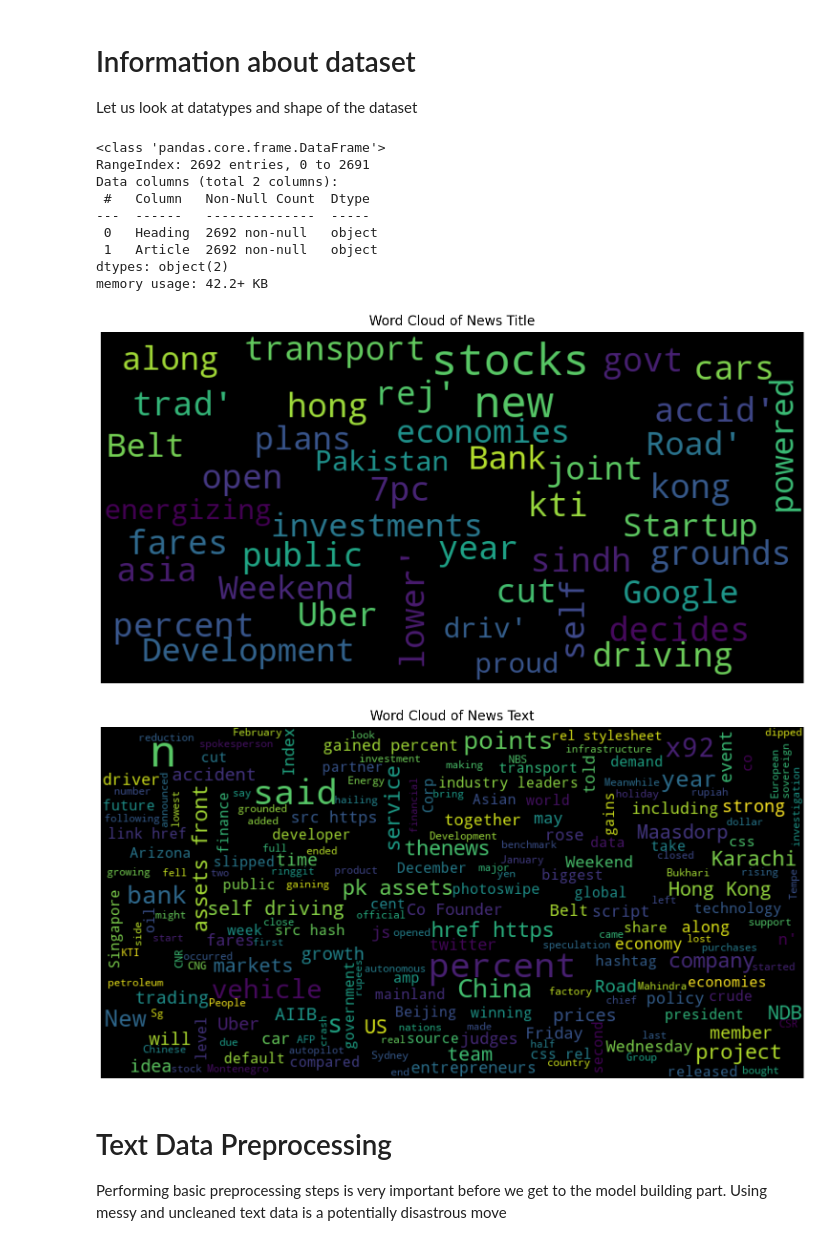
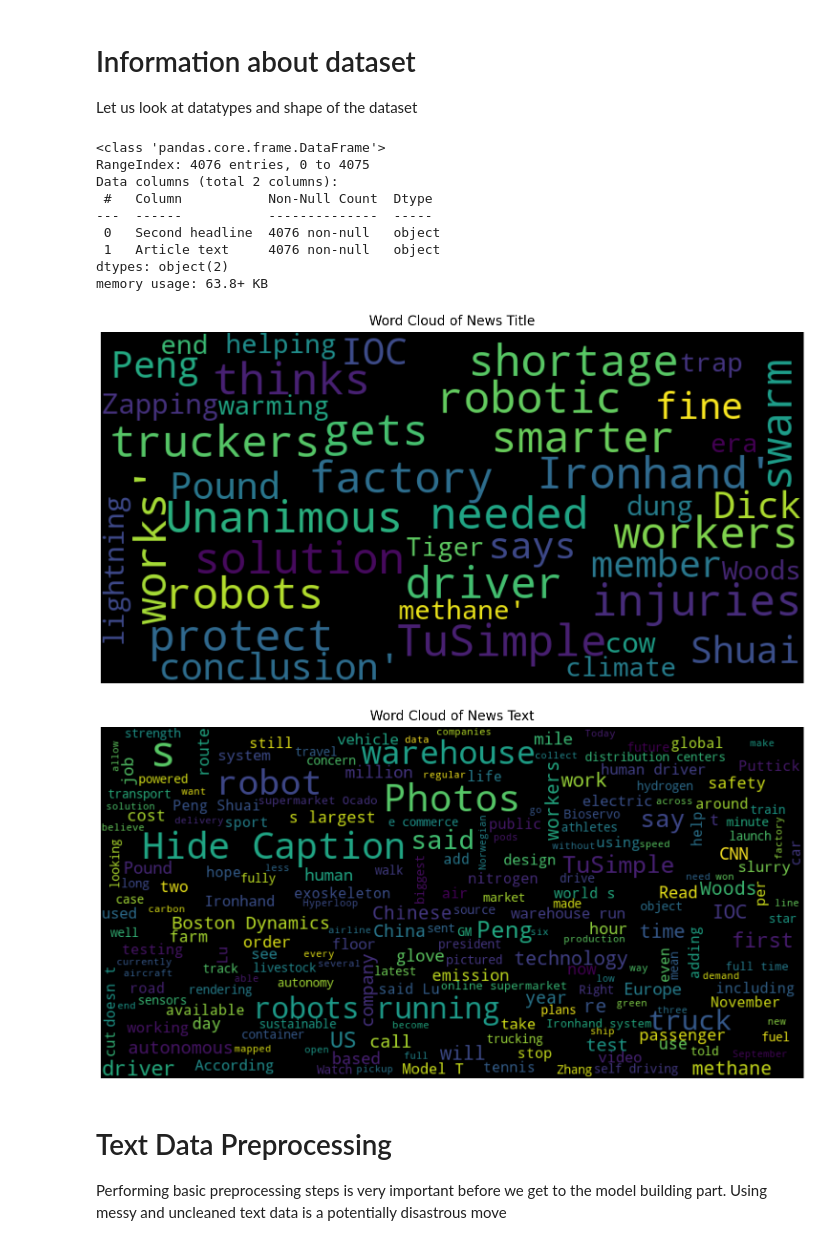
Before and after one commit to nelsonnyland/news_text_summarizer, a Jupyter notebook: covid-19-news-summarizer.ipynb, the cells around one changed output. Cells and saved outputs as stored; diff of their text form; code cells hidden in the pictures.

Commit message:
cnn_articles output

```diff
--- a/covid-19-news-summarizer.ipynb
+++ b/covid-19-news-summarizer.ipynb
@@ -39,5 +40,6 @@ os.listdir('articles/')
 # %%
-df_news = pd.read_csv('articles/Articles.csv', encoding='latin-1')
+#df_news = pd.read_csv('articles/Articles.csv', encoding='latin-1')
+df_news = pd.read_csv('cnn_articles/CNN_Articles_clean.csv', encoding='latin-1')
 # %%
 df_news.head()
 # %% [output]
@@ -71,6 +87,6 @@ NewsType    0
 dtype: int64
 # %%
-data = df_news[['Heading','Article']]
+data = df_news[['Second headline','Article text']]
 # %%
 data.head()
 # %% [output]
@@ -88,14 +104,14 @@ Let us look at datatypes and shape of the dataset
 data.info()
 # %% [output]
 <class 'pandas.core.frame.DataFrame'>
-RangeIndex: 2692 entries, 0 to 2691
+RangeIndex: 4076 entries, 0 to 4075
 Data columns (total 2 columns):
- #   Column   Non-Null Count  Dtype
----  ------   --------------  -----
- 0   Heading  2692 non-null   object
- 1   Article  2692 non-null   object
+ #   Column           Non-Null Count  Dtype
+---  ------           --------------  -----
+ 0   Second headline  4076 non-null   object
+ 1   Article text     4076 non-null   object
 dtypes: object(2)
-memory usage: 42.2+ KB
+memory usage: 63.8+ KB
 # %%
 from wordcloud import WordCloud, STOPWORDS
 
@@ -103,37 +119,37 @@ from wordcloud import WordCloud, STOPWORDS
 def plot_wordcloud(text, mask=None, max_words=200, max_font_size=50, figure_size=(15.0,15.0),
                    title = None, title_size=20, image_color=False,color = None):
     stopwords = set(STOPWORDS)
     more_stopwords = {'one', 'br', 'Po', 'th', 'sayi', 'fo', 'Unknown'}
     stopwords = stopwords.union(more_stopwords)
 
     wordcloud = WordCloud(background_color=color,
                     stopwords = stopwords,
                     max_words = max_words,
                     max_font_size = max_font_size,
                     random_state = 42,
                     width=800,
                     height=400,
                     mask = mask)
     wordcloud.generate(str(text))
 
     plt.figure(figsize=figure_size)
     if image_color:
         image_colors = ImageColorGenerator(mask);
         plt.imshow(wordcloud.recolor(color_func=image_colors), interpolation="bilinear");
         plt.title(title, fontdict={'size': title_size,
                                   'verticalalignment': 'bottom'})
     else:
         plt.imshow(wordcloud);
         plt.title(title, fontdict={'size': title_size, 'color': 'black',
                                   'verticalalignment': 'bottom'})
     plt.axis('off');
     plt.tight_layout()
 
-plot_wordcloud(data['Heading'].values, title="Word Cloud of News Title",color = 'black')
-plot_wordcloud(data['Article'].values, title="Word Cloud of News Text",color = 'black')
+plot_wordcloud(data['Second headline'].values, title="Word Cloud of News Title",color = 'black')
+plot_wordcloud(data['Article text'].values, title="Word Cloud of News Text",color = 'black')
 # %% [output]
-[figure, old version]
+[figure, new version]
-[figure, old version]
+[figure, new version]
 # %% [markdown]
 # Text Data Preprocessing
 
```
Also changed, not shown: parts of 18 cells of this notebook.
